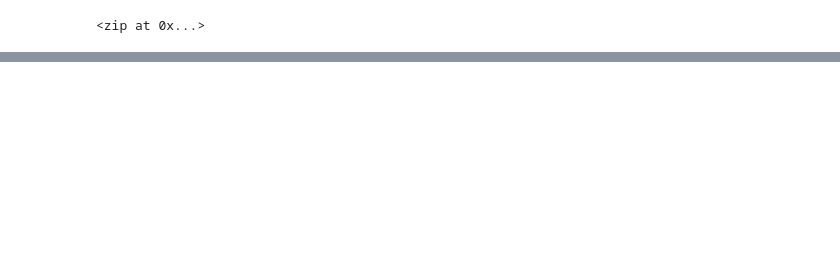
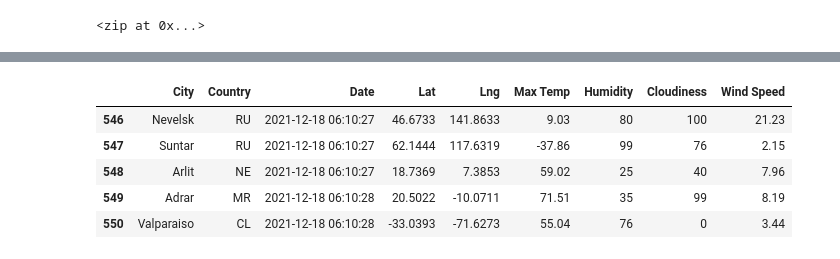
Before and after one commit to AndyHerron/World_Weather_Analysis, a Jupyter notebook: WeatherPy.ipynb, the cells around one changed output, grey strips where cells are left out. Cells and saved outputs as stored; diff of their text form; code cells hidden in the pictures; blank space fills up the shorter version.

```diff
--- a/WeatherPy.ipynb
+++ b/WeatherPy.ipynb
@@ -33,0 +147,12 @@ len(cities)
+# %%
+# reorder the columns in the dataframe
+new_column_order = ["City", "Country", "Date", "Lat", "Lng", "Max Temp", "Humidity", "Cloudiness", "Wind Speed"]
+city_data_df = city_data_df[new_column_order]
+city_data_df.tail()
+# %% [output]
+|  | City | Country | Date | Lat | Lng | Max Temp | Humidity | Cloudiness | Wind Speed |
+| 546 | Nevelsk | RU | 2021-12-18 06:10:27 | 46.6733 | 141.8633 | 9.03 | 80 | 100 | 21.23 |
+| 547 | Suntar | RU | 2021-12-18 06:10:27 | 62.1444 | 117.6319 | -37.86 | 99 | 76 | 2.15 |
+| 548 | Arlit | NE | 2021-12-18 06:10:27 | 18.7369 | 7.3853 | 59.02 | 25 | 40 | 7.96 |
+| 549 | Adrar | MR | 2021-12-18 06:10:28 | 20.5022 | -10.0711 | 71.51 | 35 | 99 | 8.19 |
+| 550 | Valparaiso | CL | 2021-12-18 06:10:28 | -33.0393 | -71.6273 | 55.04 | 76 | 0 | 3.44 |
```
Also changed, not shown: parts of 11 cells of this notebook, 3 other files.
